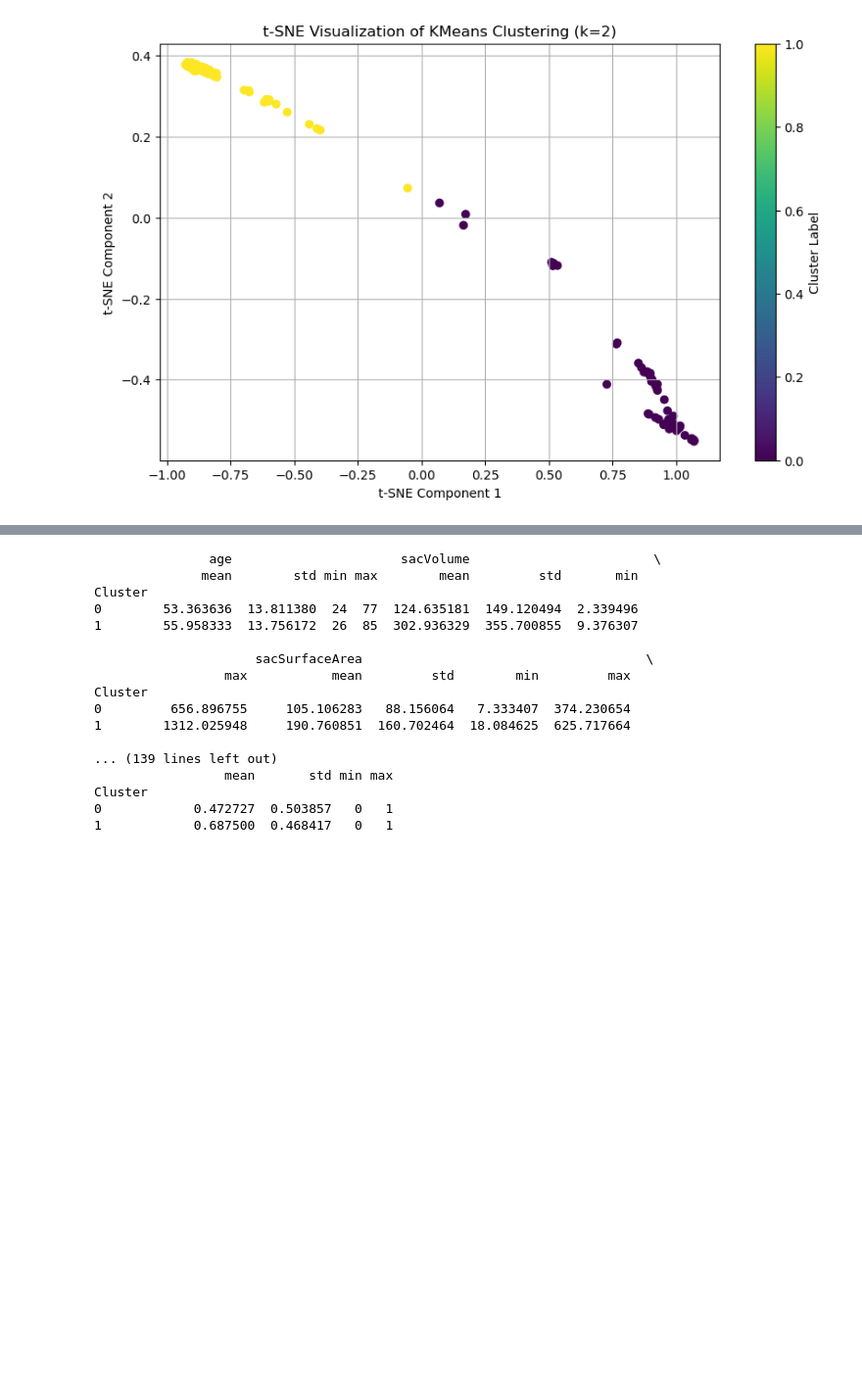
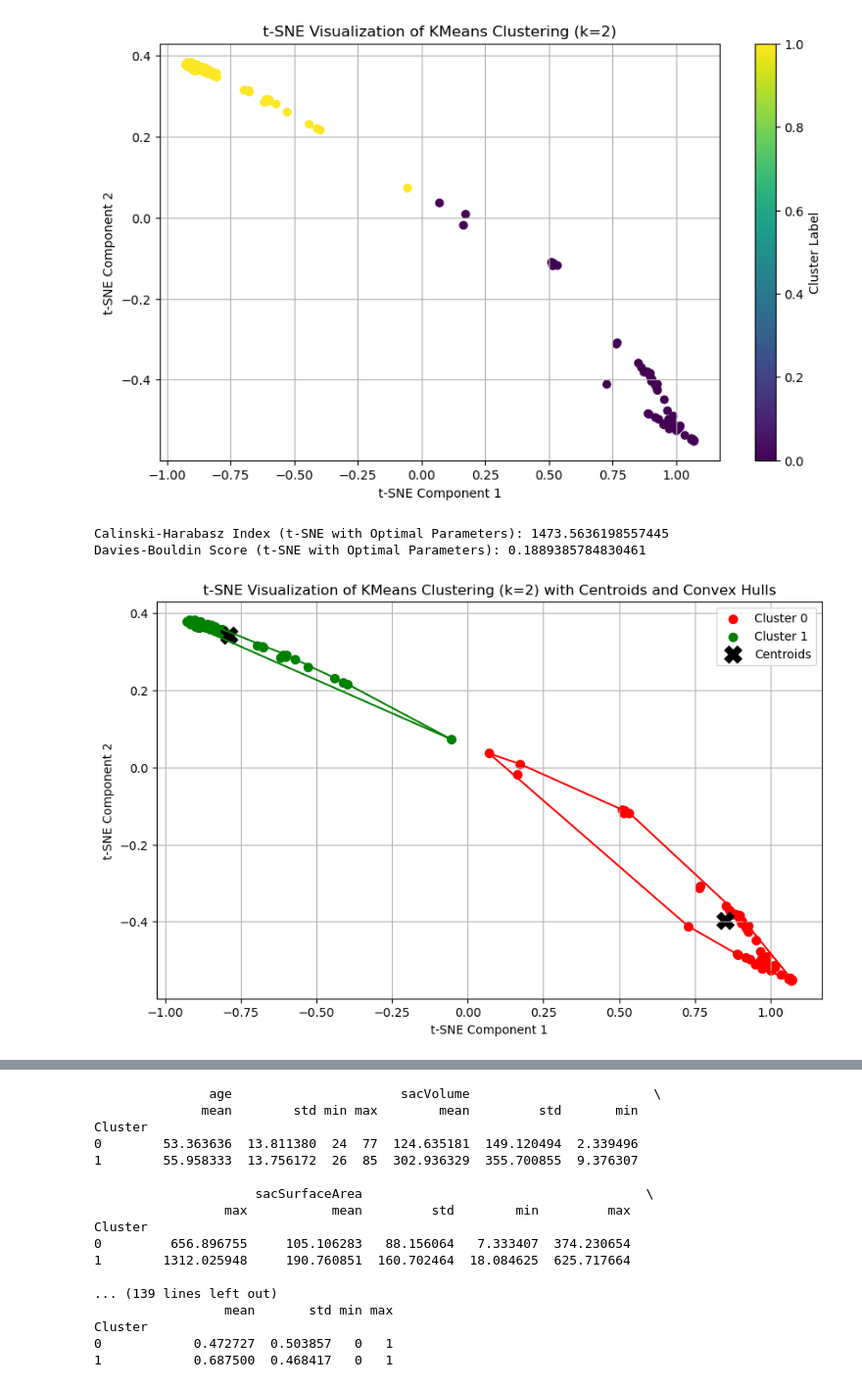
Before and after one commit to shrinitbabel/Aneurysm-CFD-Supervised-Clustering, a Jupyter notebook: Aneurysm EDA.ipynb, the cells around one changed output, grey strips where cells are left out. Shown at 98% size. Saved outputs shown, nothing was run; the diff lists cells and outputs as text; code cells hidden in the pictures; blank space fills up the shorter version.

```diff
--- a/Aneurysm EDA.ipynb
+++ b/Aneurysm EDA.ipynb
@@ -243,6 +288,46 @@ plt.show()
 # %% [output]
 Silhouette Score (t-SNE with Optimal Parameters): 0.8571164011955261
 [figure]
+# %%
+from sklearn.metrics import calinski_harabasz_score, davies_bouldin_score
+from scipy.spatial import ConvexHull
+
+# Calculate Calinski-Harabasz Index (CSI)
+csi_tsne = calinski_harabasz_score(tsne_results, clusters_tsne)
+print(f'Calinski-Harabasz Index (t-SNE with Optimal Parameters): {csi_tsne}')
+
+# Calculate Davies-Bouldin Score
+db_tsne = davies_bouldin_score(tsne_results, clusters_tsne)
+print(f'Davies-Bouldin Score (t-SNE with Optimal Parameters): {db_tsne}')
+
+# Plot the t-SNE results with centroids and convex hulls
+plt.figure(figsize=(10, 6))
+colors = ['red', 'green']
+
+for cluster in range(2):
+    cluster_data = tsne_results[clusters_tsne == cluster]
+    plt.scatter(cluster_data[:, 0], cluster_data[:, 1], label=f'Cluster {cluster}', s=50, color=colors[cluster])
+
+    # Compute the convex hull for each cluster
+    if len(cluster_data) > 2:  # ConvexHull requires at least 3 points
+        hull = ConvexHull(cluster_data)
+        for simplex in hull.simplices:
+            plt.plot(cluster_data[simplex, 0], cluster_data[simplex, 1], color=colors[cluster], linestyle='-', linewidth=1.5)
+
+# Get the centroids in the reduced t-SNE space
+centroids_tsne = kmeans_tsne.cluster_centers_
+plt.scatter(centroids_tsne[:, 0], centroids_tsne[:, 1], s=200, c='black', marker='X', label='Centroids')
+
+plt.title('t-SNE Visualization of KMeans Clustering (k=2) with Centroids and Convex Hulls')
+plt.xlabel('t-SNE Component 1')
+plt.ylabel('t-SNE Component 2')
+plt.legend()
+plt.grid(True)
+plt.show()
+# %% [output]
+Calinski-Harabasz Index (t-SNE with Optimal Parameters): 1473.5636198557445
+Davies-Bouldin Score (t-SNE with Optimal Parameters): 0.1889385784830461
+[figure, added]
 # %%
 import numpy as np
 
```
Also changed, not shown: parts of 15 cells of this notebook, 3 other files.
